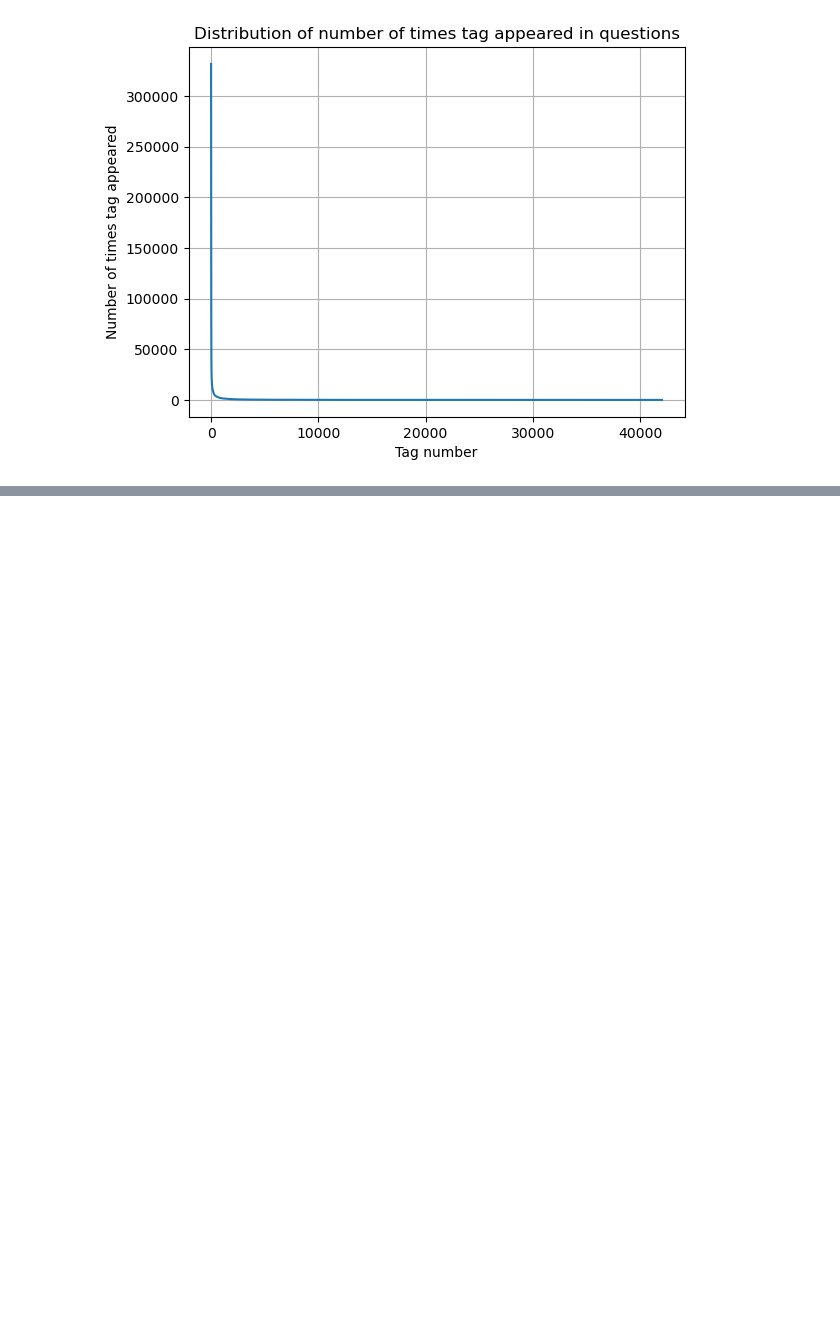
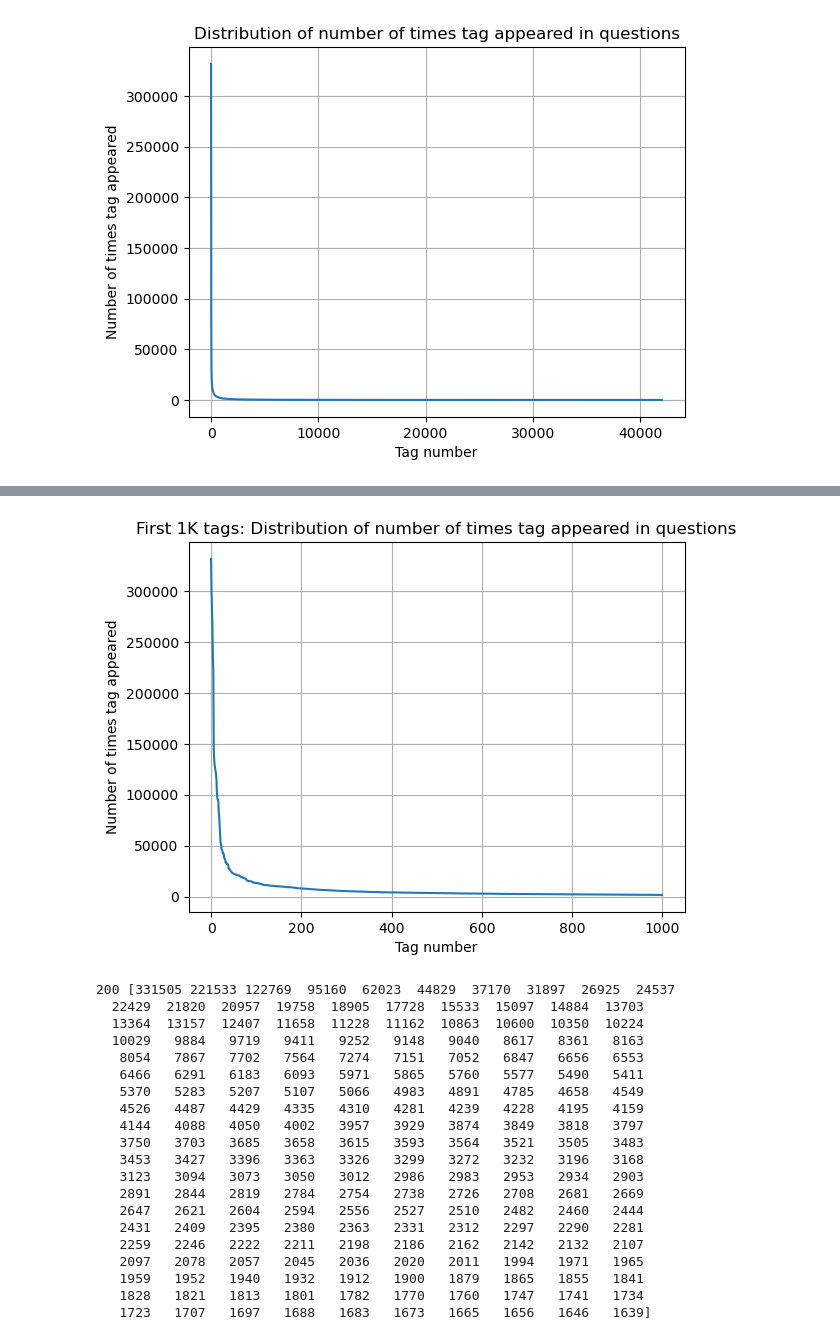
Before and after one commit to fresh-learner/stackOverflow_tags, a Jupyter notebook: stack-overflow-tags.ipynb, the cells around one changed output, grey strips where cells are left out. Saved outputs shown, nothing was run; the diff lists cells and outputs as text; code cells hidden in the pictures; blank space fills up the shorter version.

```diff
--- a/stack-overflow-tags.ipynb
+++ b/stack-overflow-tags.ipynb
@@ -325,0 +358,32 @@ plt.show()
+# %%
+# checking for frist 1K tags
+plt.plot(tags_counts[0:1000])
+plt.title("First 1K tags: Distribution of number of times tag appeared in questions")
+plt.grid()
+plt.xlabel("Tag number")
+plt.ylabel("Number of times tag appeared")
+plt.show()
+#print(len(tags_counts[0:1000:10]), tags_counts[0:1000:10])
+print(len(tags_counts[0:1000:5]), tags_counts[0:1000:5])
+# %% [output]
+[figure, added]
+200 [331505 221533 122769  95160  62023  44829  37170  31897  26925  24537
+  22429  21820  20957  19758  18905  17728  15533  15097  14884  13703
+  13364  13157  12407  11658  11228  11162  10863  10600  10350  10224
+  10029   9884   9719   9411   9252   9148   9040   8617   8361   8163
+   8054   7867   7702   7564   7274   7151   7052   6847   6656   6553
+   6466   6291   6183   6093   5971   5865   5760   5577   5490   5411
+   5370   5283   5207   5107   5066   4983   4891   4785   4658   4549
+   4526   4487   4429   4335   4310   4281   4239   4228   4195   4159
+   4144   4088   4050   4002   3957   3929   3874   3849   3818   3797
+   3750   3703   3685   3658   3615   3593   3564   3521   3505   3483
+   3453   3427   3396   3363   3326   3299   3272   3232   3196   3168
+   3123   3094   3073   3050   3012   2986   2983   2953   2934   2903
+   2891   2844   2819   2784   2754   2738   2726   2708   2681   2669
+   2647   2621   2604   2594   2556   2527   2510   2482   2460   2444
+   2431   2409   2395   2380   2363   2331   2312   2297   2290   2281
+   2259   2246   2222   2211   2198   2186   2162   2142   2132   2107
+   2097   2078   2057   2045   2036   2020   2011   1994   1971   1965
+   1959   1952   1940   1932   1912   1900   1879   1865   1855   1841
+   1828   1821   1813   1801   1782   1770   1760   1747   1741   1734
+   1723   1707   1697   1688   1683   1673   1665   1656   1646   1639]
```
Also changed, not shown: parts of 34 cells of this notebook.
